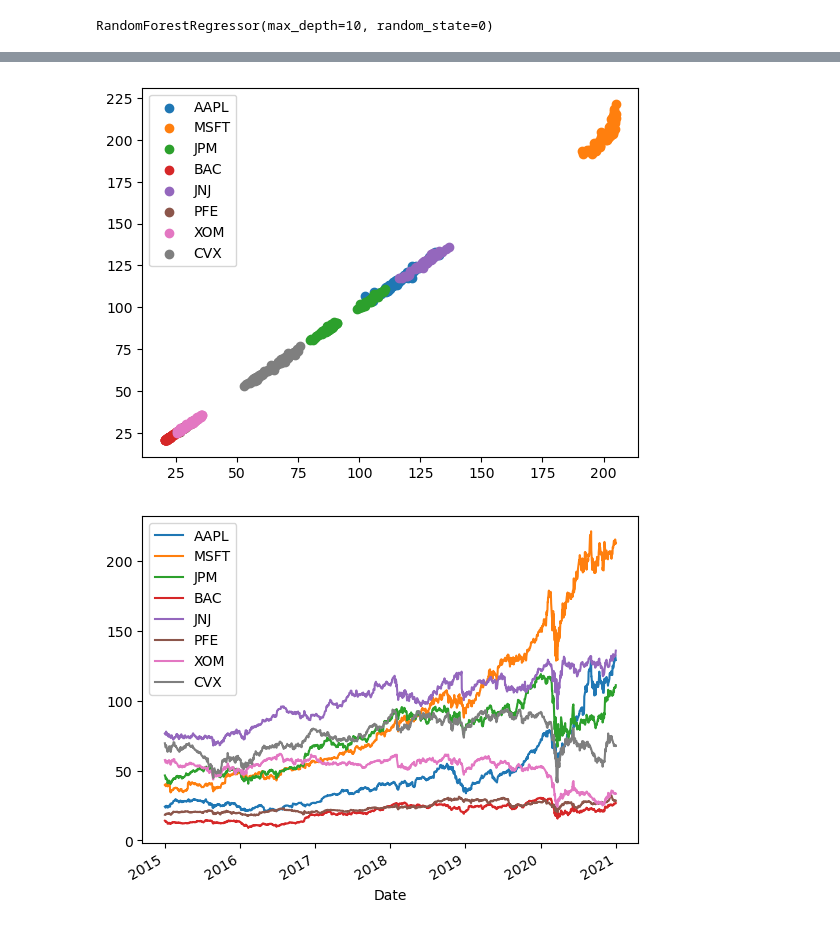
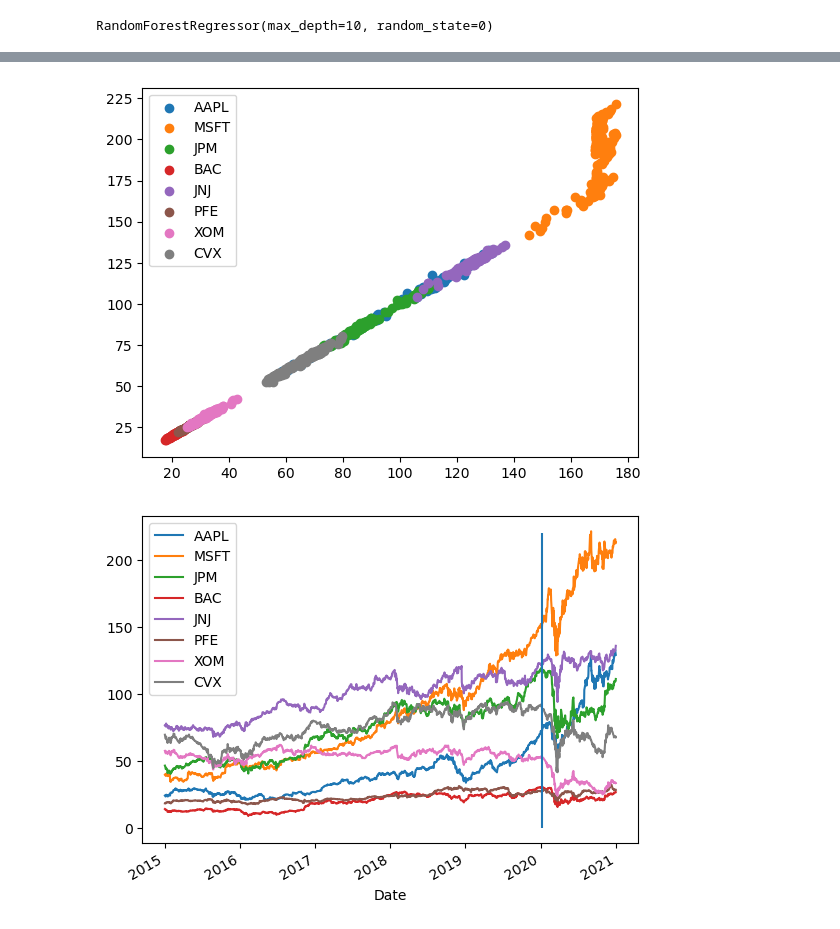
Before and after one commit to wrborrelli/finance_backtesting, a Jupyter notebook: price_predict.ipynb, the cells around one changed output, grey strips where cells are left out. Saved outputs shown, nothing was run; the diff lists cells and outputs as text; code cells hidden in the pictures.

```diff
--- a/price_predict.ipynb
+++ b/price_predict.ipynb
@@ -34,7 +38,9 @@ for data in datas:
 [*********************100%***********************]  1 of 1 completed
 # %%
 class CollectIndicators(bt.Strategy):
-
+    '''
+    Strat for using bt to evaluate indicator values.
+    '''
     def __init__(self):
 
         # -------- Trend --------
@@ -127,6 +133,9 @@ class CollectIndicators(bt.Strategy):
         })
 # %%
 def eval_indicators(df, strat):
+    '''
+    Evaluate bt indicator values for a data frame.
+    '''
     cerebro = bt.Cerebro()
     cerebro.addstrategy(strat)
     data_feed = bt.feeds.PandasData(dataname=df,
@@ -154,6 +165,8 @@ list(map(len, datas))
 # %% [output]
 1359.9
 # %%
-df_tr = pd.concat( [df[df['ticker'] == ticker].iloc[0:1360] for ticker in tickers] )
-df_te = pd.concat( [df[df['ticker'] == ticker].iloc[1360:] for ticker in tickers] )
+# train/test split
+
+df_tr = pd.concat( [df[df['ticker'] == ticker].iloc[0:1260] for ticker in tickers] )
+df_te = pd.concat( [df[df['ticker'] == ticker].iloc[1260:] for ticker in tickers] )
 # %%
@@ -182,16 +203,20 @@ plt.scatter( regr.predict(te_x_sc), te_y )
 # %%
+# this region is due to MSFT only
+
 for i in range(len(tickers)):
     plt.scatter( regr.predict(x_scaler.transform(df_te[df_te['ticker']==tickers[i]].iloc[:,2:])),
             df_te[df_te['ticker']==tickers[i]]['CLOSE'], label=tickers[i] )
 plt.legend()
 plt.show()
 # %% [output]
-[figure, old version]
+[figure, new version]
 # %%
+# indeed, the trend for MSFT changes qualitatively in the test split
+
 for i in range(len(datas)):
     datas[i]['Close'].plot(label=tickers[i])
-
+plt.vlines(datas[0].index[1260],0,220)
 plt.legend()
 plt.show()
 # %% [output]
-[figure, old version]
+[figure, new version]
```
Also changed, not shown: parts of 7 cells of this notebook.
